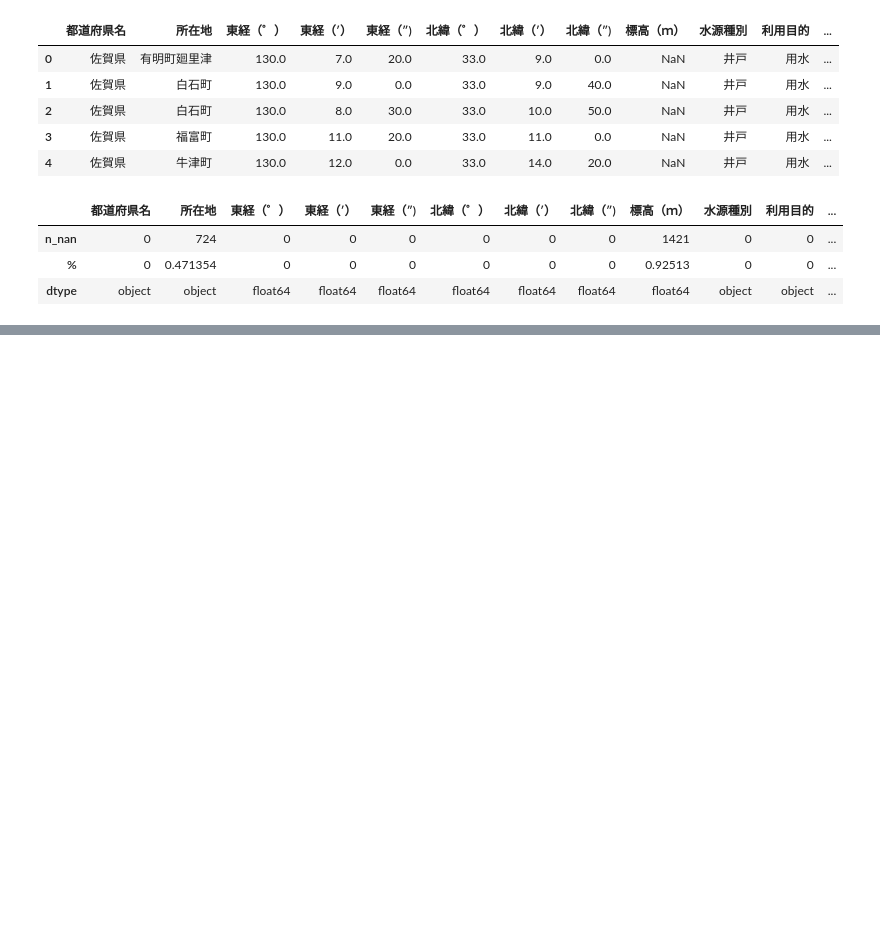
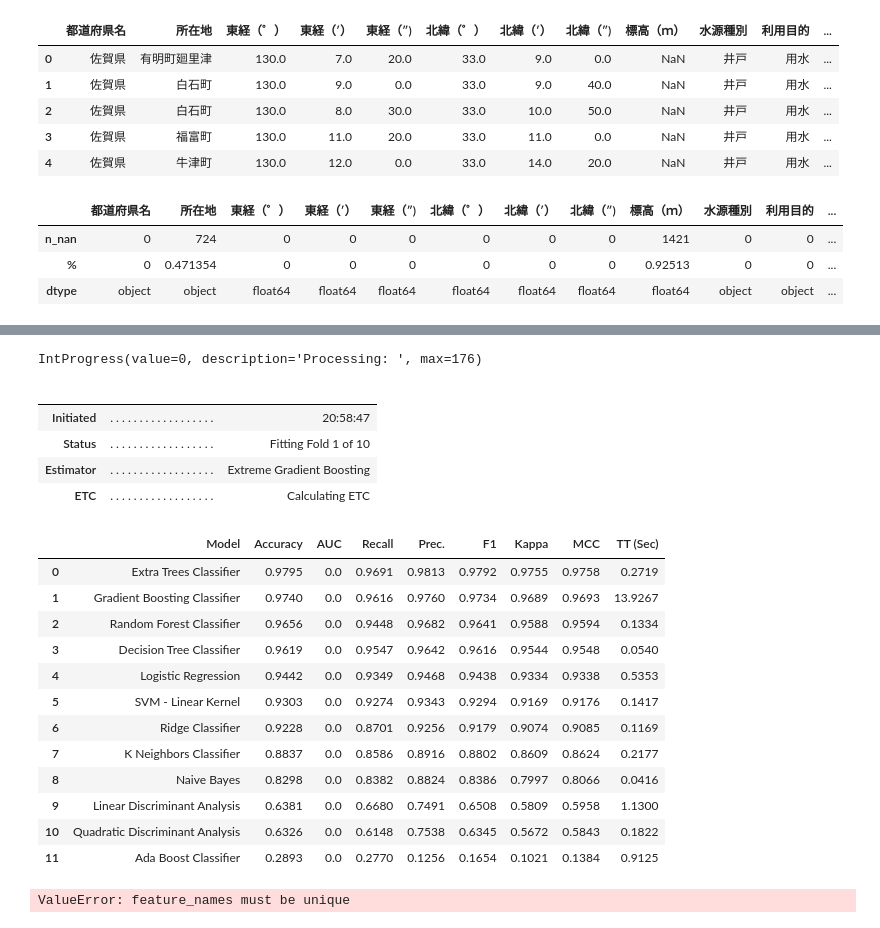
Before and after one commit to kou7215/onsen_science, a Jupyter notebook: notebooks/preprocess_kyusyu.ipynb, the cells around one changed output, grey strips where cells are left out. Cells and saved outputs as stored; diff of their text form; code cells hidden in the pictures; blank space fills up the shorter version.

```diff
--- a/notebooks/preprocess_kyusyu.ipynb
+++ b/notebooks/preprocess_kyusyu.ipynb
@@ -164,0 +289,24 @@ from sklearn.model_selection import train_test_split
+# %%
+compare_models()
+# %% [output]
+IntProgress(value=0, description='Processing: ', max=176)
+|  |  |  |
+|  |  |  |
+| Initiated | . . . . . . . . . . . . . . . . . . | 20:58:47 |
+| Status | . . . . . . . . . . . . . . . . . . | Fitting Fold 1 of 10 |
+| Estimator | . . . . . . . . . . . . . . . . . . | Extreme Gradient Boosting |
+| ETC | . . . . . . . . . . . . . . . . . . | Calculating ETC |
+|  | Model | Accuracy | AUC | Recall | Prec. | F1 | Kappa | MCC | TT (Sec) |
+| 0 | Extra Trees Classifier | 0.9795 | 0.0 | 0.9691 | 0.9813 | 0.9792 | 0.9755 | 0.9758 | 0.2719 |
+| 1 | Gradient Boosting Classifier | 0.9740 | 0.0 | 0.9616 | 0.9760 | 0.9734 | 0.9689 | 0.9693 | 13.9267 |
+| 2 | Random Forest Classifier | 0.9656 | 0.0 | 0.9448 | 0.9682 | 0.9641 | 0.9588 | 0.9594 | 0.1334 |
+| 3 | Decision Tree Classifier | 0.9619 | 0.0 | 0.9547 | 0.9642 | 0.9616 | 0.9544 | 0.9548 | 0.0540 |
+| 4 | Logistic Regression | 0.9442 | 0.0 | 0.9349 | 0.9468 | 0.9438 | 0.9334 | 0.9338 | 0.5353 |
+| 5 | SVM - Linear Kernel | 0.9303 | 0.0 | 0.9274 | 0.9343 | 0.9294 | 0.9169 | 0.9176 | 0.1417 |
+| 6 | Ridge Classifier | 0.9228 | 0.0 | 0.8701 | 0.9256 | 0.9179 | 0.9074 | 0.9085 | 0.1169 |
+| 7 | K Neighbors Classifier | 0.8837 | 0.0 | 0.8586 | 0.8916 | 0.8802 | 0.8609 | 0.8624 | 0.2177 |
+| 8 | Naive Bayes | 0.8298 | 0.0 | 0.8382 | 0.8824 | 0.8386 | 0.7997 | 0.8066 | 0.0416 |
+| 9 | Linear Discriminant Analysis | 0.6381 | 0.0 | 0.6680 | 0.7491 | 0.6508 | 0.5809 | 0.5958 | 1.1300 |
+| 10 | Quadratic Discriminant Analysis | 0.6326 | 0.0 | 0.6148 | 0.7538 | 0.6345 | 0.5672 | 0.5843 | 0.1822 |
+| 11 | Ada Boost Classifier | 0.2893 | 0.0 | 0.2770 | 0.1256 | 0.1654 | 0.1021 | 0.1384 | 0.9125 |
+ValueError: feature_names must be unique
```
Also changed, not shown: parts of 11 cells of this notebook, 1 other file.
